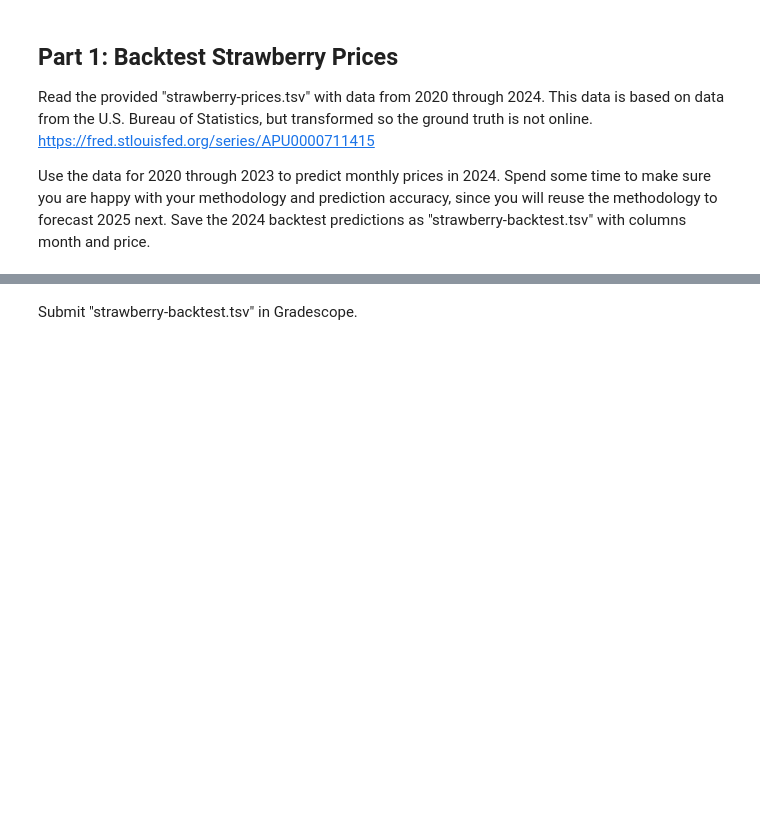
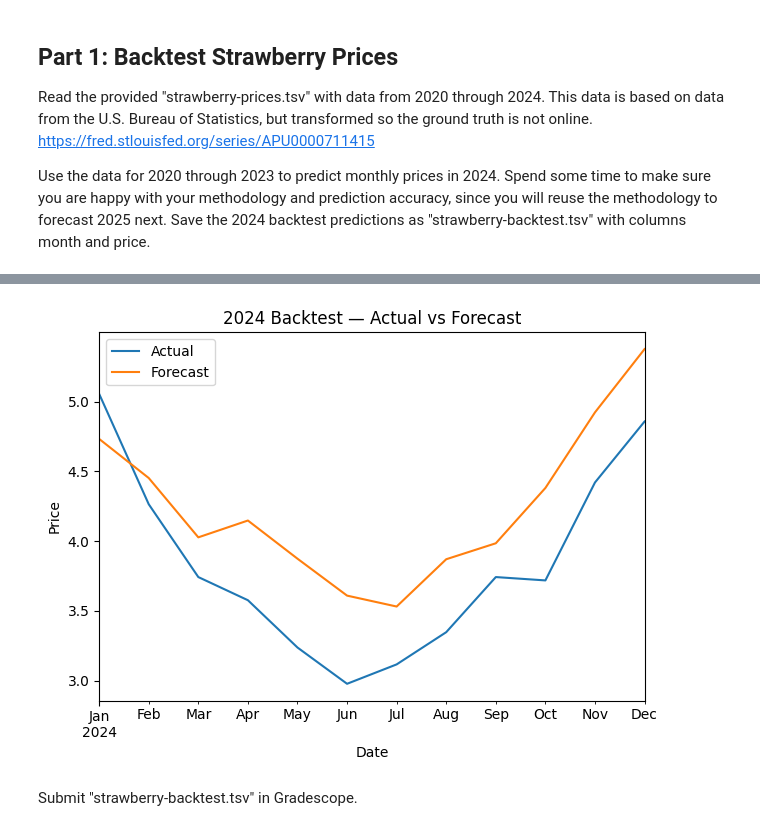
Before and after one commit to acasas11/dx704-project-02, a Jupyter notebook: project.ipynb, the cells around one changed output, grey strips where cells are left out. Cells and saved outputs as stored; diff of their text form; code cells hidden in the pictures; blank space fills up the shorter version.

```diff
--- a/project.ipynb
+++ b/project.ipynb
@@ -142,0 +38,81 @@ Success, Mean residual is close to zero
+# %%
+# YOUR CHANGES HERE
+
+import numpy as np
+import pandas as pd
+import matplotlib.pyplot as plt
+
+raw = pd.read_csv("strawberry-prices.tsv", sep="\t")
+lower = {c.lower(): c for c in raw.columns}
+
+if "date" in lower:
+    raw["Date"] = pd.to_datetime(raw[lower["date"]], errors="coerce")
+elif "month" in lower:
+    raw["Date"] = pd.to_datetime(raw[lower["month"]], errors="coerce")
+else:
+    raise ValueError(f"Expected a 'Date' or 'month' column; found {raw.columns.tolist()}")
+
+if "price" in lower:
+    raw["Price"] = pd.to_numeric(raw[lower["price"]], errors="coerce")
+elif "value" in lower:
+    raw["Price"] = pd.to_numeric(raw[lower["value"]], errors="coerce")
+else:
+    raise ValueError(f"Expected a 'price' column; found {raw.columns.tolist()}")
+
+df = raw[["Date", "Price"]].dropna().sort_values("Date").reset_index(drop=True)
+df = df.groupby(df["Date"].dt.to_period("M")).agg(Price=("Price", "last"))
+df.index = df.index.to_timestamp()
+df = df.reset_index().rename(columns={"index": "Date"})
+df["Month"] = df["Date"].dt.month
+
+train = df[df["Date"].dt.year.isin([2020, 2021, 2022, 2023])].copy()
+test = df[df["Date"].dt.year.eq(2024)].copy()
+assert len(test) == 12, f"Expected 12 months for 2024, got {len(test)}."
+
+train_overall = train["Price"].mean()
+seasonal = (train.groupby(train["Date"].dt.month)["Price"].mean() / train_overall)
+seasonal = seasonal.reindex(range(1, 13)).interpolate().bfill().ffill()
+seasonal_dict = seasonal.to_dict()
+
+train = train.assign(
+    Deseasonal=train["Price"] / train["Month"].map(seasonal_dict)
+)
+
+t = np.arange(len(train))
+X = np.c_[np.ones_like(t), t]
+beta = np.linalg.lstsq(X, train["Deseasonal"].values, rcond=None)[0]
+trend_hat = X @ beta
+resid_std = float(train["Deseasonal"].sub(trend_hat).std(ddof=1))
+
+t_future = np.arange(t[-1] + 1, t[-1] + 1 + len(test))
+trend_future = (np.c_[np.ones_like(t_future), t_future] @ beta)
+test_month_seasonal = test["Month"].map(seasonal_dict).values
+pred_2024 = trend_future * test_month_seasonal
+
+months_2024 = test["Date"].dt.to_period("M").dt.start_time
+backtest = pd.DataFrame({
+    "month": months_2024.dt.strftime("%Y-%m-%d"),
+    "price": pred_2024
+})
+backtest.to_csv("strawberry-backtest.tsv", sep="\t", index=False)
+print("Saved strawberry-backtest.tsv")
+
+actual_2024 = test["Price"].values
+mae = np.mean(np.abs(pred_2024 - actual_2024))
+rmse = np.sqrt(np.mean((pred_2024 - actual_2024)**2))
+mape = np.mean(np.abs((pred_2024 - actual_2024) / actual_2024)) * 100
+smape = 100 * np.mean(2*np.abs(pred_2024 - actual_2024) / (np.abs(pred_2024) + np.abs(actual_2024)))
+
+print(f"Backtest 2024 — MAE: {mae: .3f}")
+print(f"Backtest 2024 — RMSE: {rmse: .3f}")
+print(f"Backtest 2024 — MAPE: {mape: .2f}%")
+print(f"Backtest 2024 — sMAPE:{smape: .2f}%")
+
+pd.DataFrame({
+    "Date": test["Date"].values,
+    "Actual": actual_2024,
+    "Forecast": pred_2024
+}).set_index("Date").plot(title="2024 Backtest — Actual vs Forecast", ylabel="Price")
+plt.tight_layout()
+plt.show()
+# %% [output]
@@ -143,3 +124,4 @@ Success, Mean residual is close to zero
+[figure, added]
 # %% [markdown]
 Submit "strawberry-backtest.tsv" in Gradescope.
 # %% [markdown]
```
Also changed, not shown: parts of 10 cells of this notebook, 2 other files.
